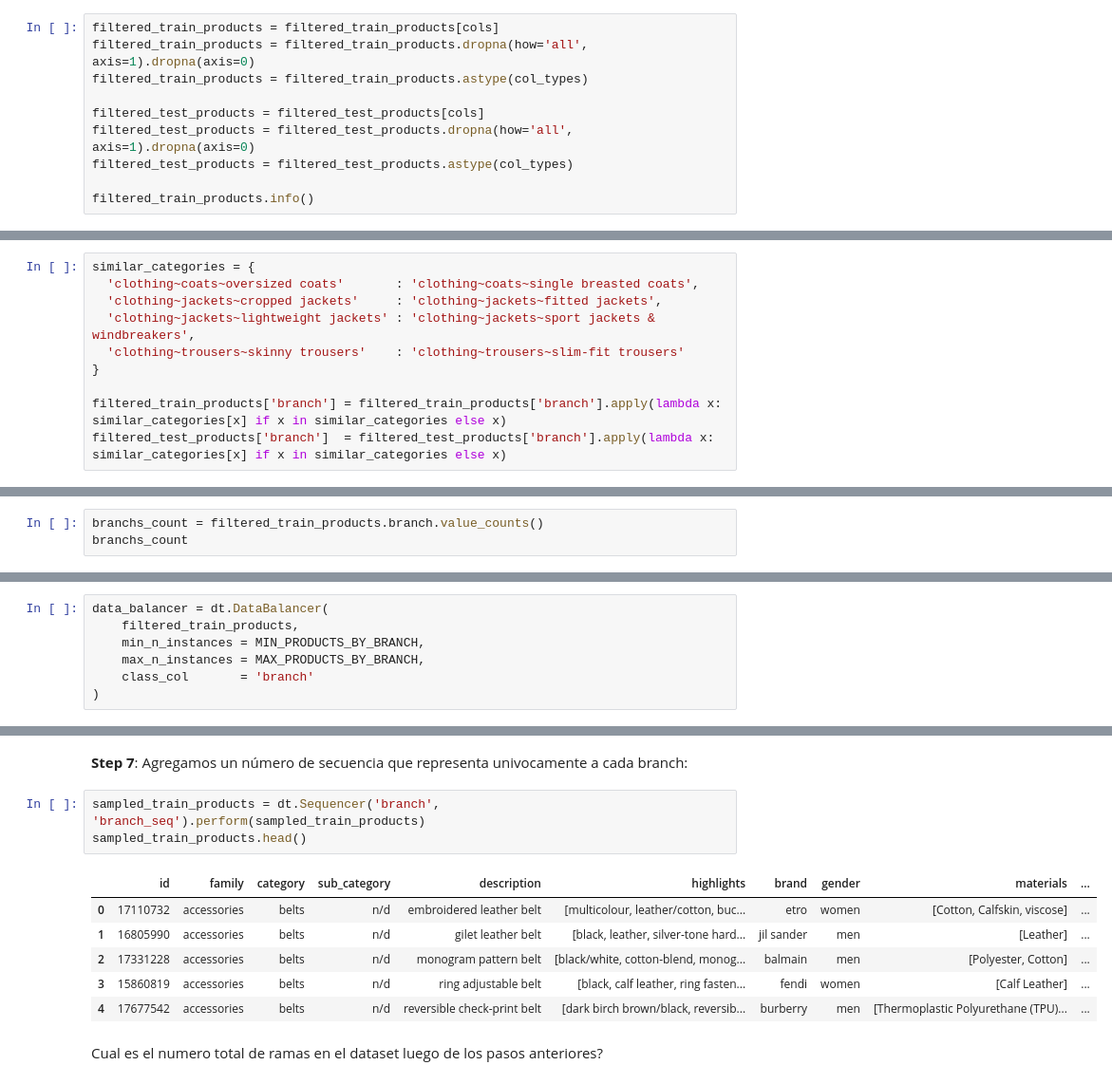
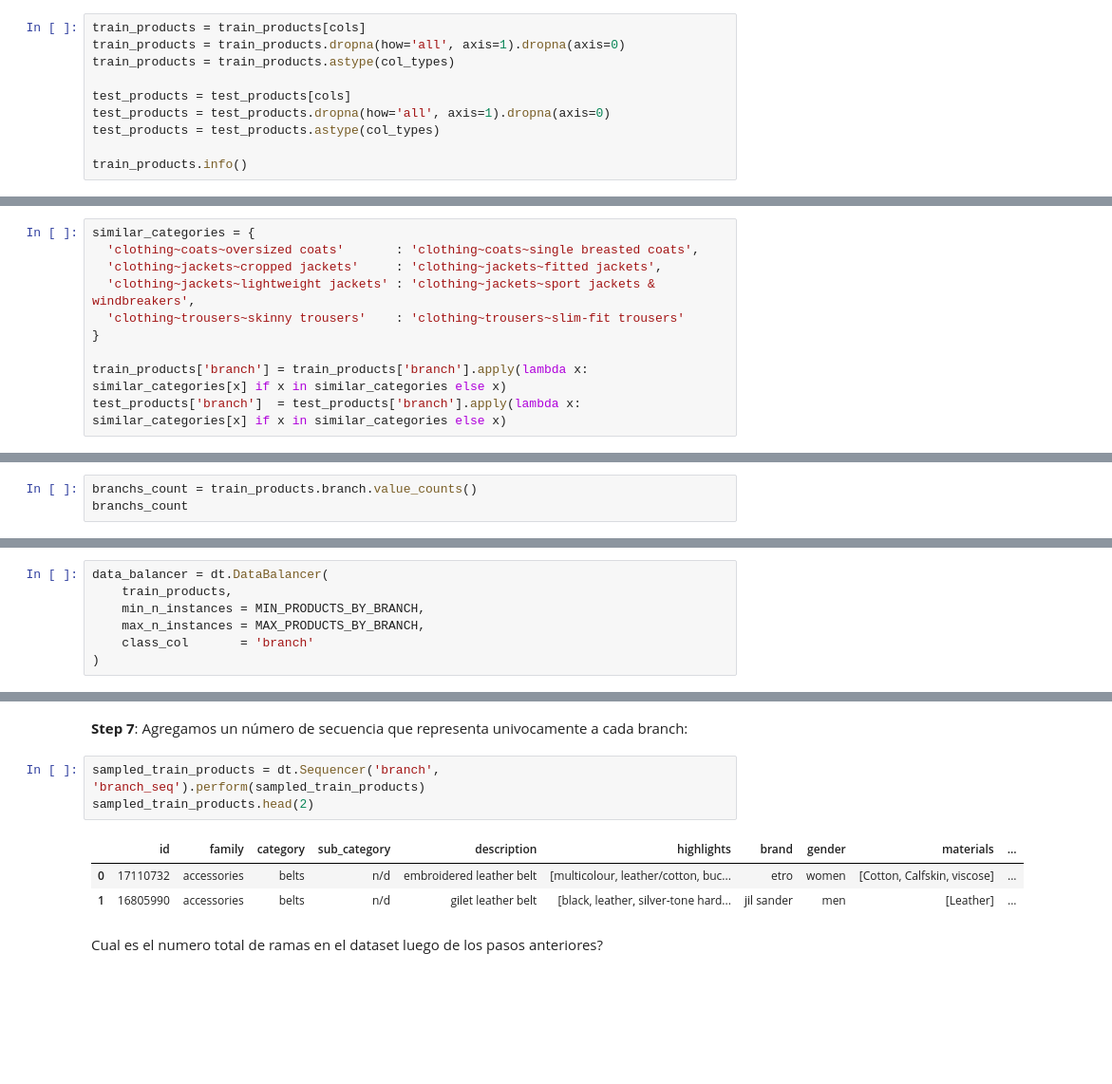
Before and after one commit to magistery-tps/text-mining, a Jupyter notebook: notebooks/fashion-outfits/1.1-pre-processing.ipynb, the cells around one changed output, grey strips where cells are left out. Shown: that part at 95% size. Saved outputs shown, nothing was run; the diff lists cells and outputs as text; blank space fills up the shorter version.

```diff
--- a/notebooks/fashion-outfits/1.1-pre-processing.ipynb
+++ b/notebooks/fashion-outfits/1.1-pre-processing.ipynb
@@ -301,15 +242,15 @@ col_types = {
     'description': str
 }
 # %%
-filtered_train_products = filtered_train_products[cols]
-filtered_train_products = filtered_train_products.dropna(how='all', axis=1).dropna(axis=0)
-filtered_train_products = filtered_train_products.astype(col_types)
+train_products = train_products[cols]
+train_products = train_products.dropna(how='all', axis=1).dropna(axis=0)
+train_products = train_products.astype(col_types)
 
-filtered_test_products = filtered_test_products[cols]
-filtered_test_products = filtered_test_products.dropna(how='all', axis=1).dropna(axis=0)
-filtered_test_products = filtered_test_products.astype(col_types)
+test_products = test_products[cols]
+test_products = test_products.dropna(how='all', axis=1).dropna(axis=0)
+test_products = test_products.astype(col_types)
 
-filtered_train_products.info()
+train_products.info()
 # %% [output]
 <class 'pandas.core.frame.DataFrame'>
 Int64Index: 265556 entries, 388498 to 86966
@@ -348,6 +289,6 @@ similar_categories = {
   'clothing~trousers~skinny trousers'    : 'clothing~trousers~slim-fit trousers'
 }
 
-filtered_train_products['branch'] = filtered_train_products['branch'].apply(lambda x: similar_categories[x] if x in similar_categories else x)
-filtered_test_products['branch']  = filtered_test_products['branch'].apply(lambda x: similar_categories[x] if x in similar_categories else x)
+train_products['branch'] = train_products['branch'].apply(lambda x: similar_categories[x] if x in similar_categories else x)
+test_products['branch']  = test_products['branch'].apply(lambda x: similar_categories[x] if x in similar_categories else x)
 # %%
@@ -401,7 +342,7 @@ filtered_test_products.branch.nunique()
 # %% [output]
 190
 # %%
-branchs_count = filtered_train_products.branch.value_counts()
+branchs_count = train_products.branch.value_counts()
 branchs_count
 # %% [output]
 clothing~t-shirts & vests~t-shirts             17358
@@ -447,7 +388,7 @@ MIN_PRODUCTS_BY_BRANCH, MAX_PRODUCTS_BY_BRANCH
 (179, 1129)
 # %%
 data_balancer = dt.DataBalancer(
-    filtered_train_products,
+    train_products,
     min_n_instances = MIN_PRODUCTS_BY_BRANCH,
     max_n_instances = MAX_PRODUCTS_BY_BRANCH,
     class_col       = 'branch'
@@ -475,14 +408,11 @@ plot_branch_count(ut.group_by_count(sampled_train_products, 'branch', 'id'))
 **Step 7**: Agregamos un número de secuencia que representa univocamente a cada branch:
 # %%
 sampled_train_products = dt.Sequencer('branch', 'branch_seq').perform(sampled_train_products)
-sampled_train_products.head()
+sampled_train_products.head(2)
 # %% [output]
 |  | id | family | category | sub_category | description | highlights | brand | gender | materials | ... |
 | 0 | 17110732 | accessories | belts | n/d | embroidered leather belt | [multicolour, leather/cotton, buc... | etro | women | [Cotton, Calfskin, viscose] | ... |
 | 1 | 16805990 | accessories | belts | n/d | gilet leather belt | [black, leather, silver-tone hard... | jil sander | men | [Leather] | ... |
-| 2 | 17331228 | accessories | belts | n/d | monogram pattern belt | [black/white, cotton-blend, monog... | balmain | men | [Polyester, Cotton] | ... |
-| 3 | 15860819 | accessories | belts | n/d | ring adjustable belt | [black, calf leather, ring fasten... | fendi | women | [Calf Leather] | ... |
-| 4 | 17677542 | accessories | belts | n/d | reversible check-print belt | [dark birch brown/black, reversib... | burberry | men | [Thermoplastic Polyurethane (TPU)... | ... |
 # %% [markdown]
 Cual es el numero total de ramas en el dataset luego de los pasos anteriores?
 # %%
```
Also changed, not shown: parts of 37 cells of this notebook, 6 other files.
